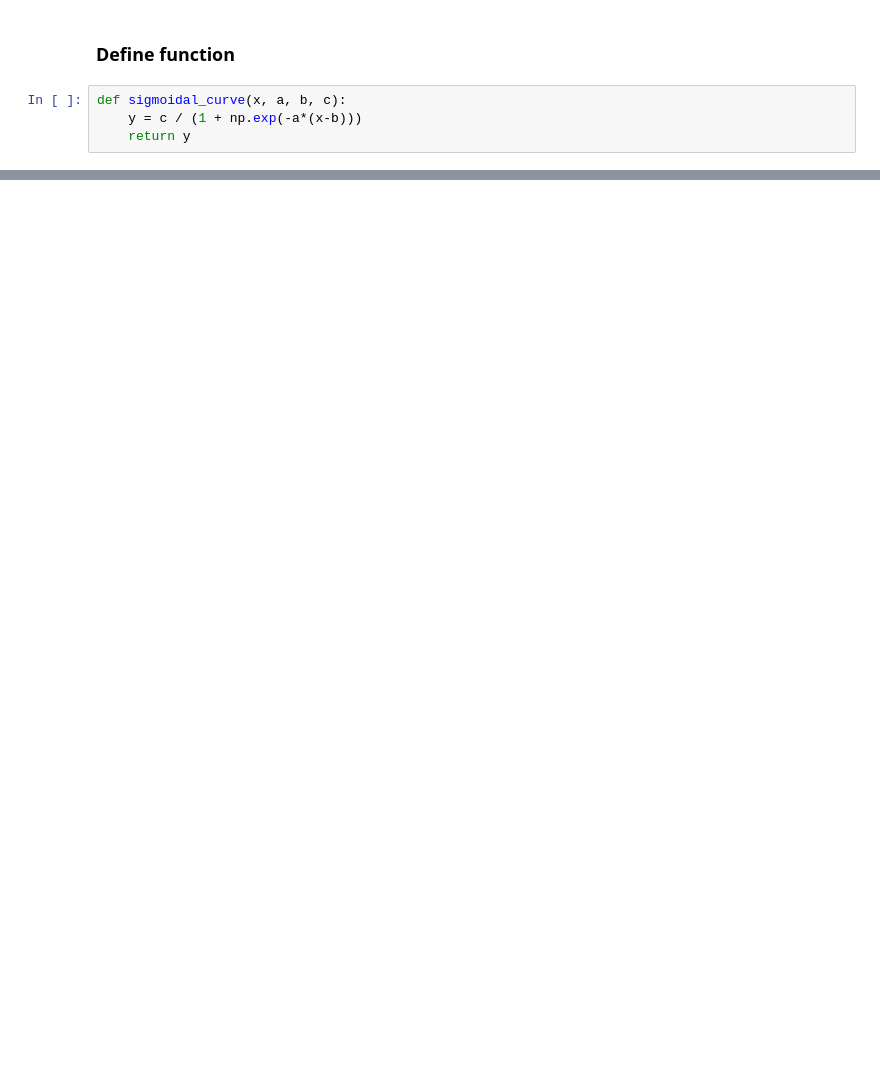
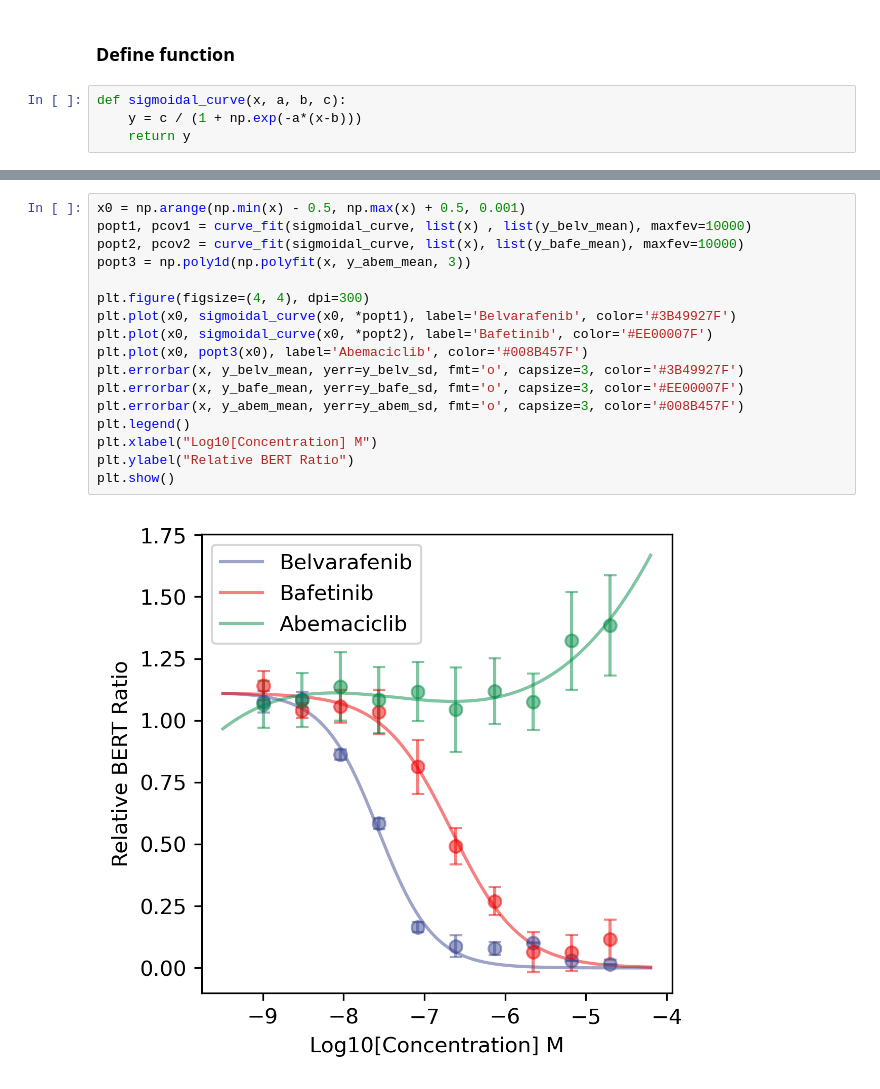
Before and after one commit to hcji/MAPS-iTSA, a Jupyter notebook: notebook/12_nanobert_lineplot.ipynb, the cells around one changed output, grey strips where cells are left out. Cells and saved outputs as stored; diff of their text form; blank space fills up the shorter version.

```diff
--- a/notebook/12_nanobert_lineplot.ipynb
+++ b/notebook/12_nanobert_lineplot.ipynb
@@ -90,0 +88,19 @@ Belvarafenib IC50 = 83.51 nM
+# %%
+x0 = np.arange(np.min(x) - 0.5, np.max(x) + 0.5, 0.001)
+popt1, pcov1 = curve_fit(sigmoidal_curve, list(x) , list(y_belv_mean), maxfev=10000)
+popt2, pcov2 = curve_fit(sigmoidal_curve, list(x), list(y_bafe_mean), maxfev=10000)
+popt3 = np.poly1d(np.polyfit(x, y_abem_mean, 3))
+
+plt.figure(figsize=(4, 4), dpi=300)
+plt.plot(x0, sigmoidal_curve(x0, *popt1), label='Belvarafenib', color='#3B49927F')
+plt.plot(x0, sigmoidal_curve(x0, *popt2), label='Bafetinib', color='#EE00007F')
+plt.plot(x0, popt3(x0), label='Abemaciclib', color='#008B457F')
+plt.errorbar(x, y_belv_mean, yerr=y_belv_sd, fmt='o', capsize=3, color='#3B49927F')
+plt.errorbar(x, y_bafe_mean, yerr=y_bafe_sd, fmt='o', capsize=3, color='#EE00007F')
+plt.errorbar(x, y_abem_mean, yerr=y_abem_sd, fmt='o', capsize=3, color='#008B457F')
+plt.legend()
+plt.xlabel("Log10[Concentration] M")
+plt.ylabel("Relative BERT Ratio")
+plt.show()
+# %% [output]
+[figure, added]
```
Also changed, not shown: parts of 9 cells of this notebook, 6 other files.
